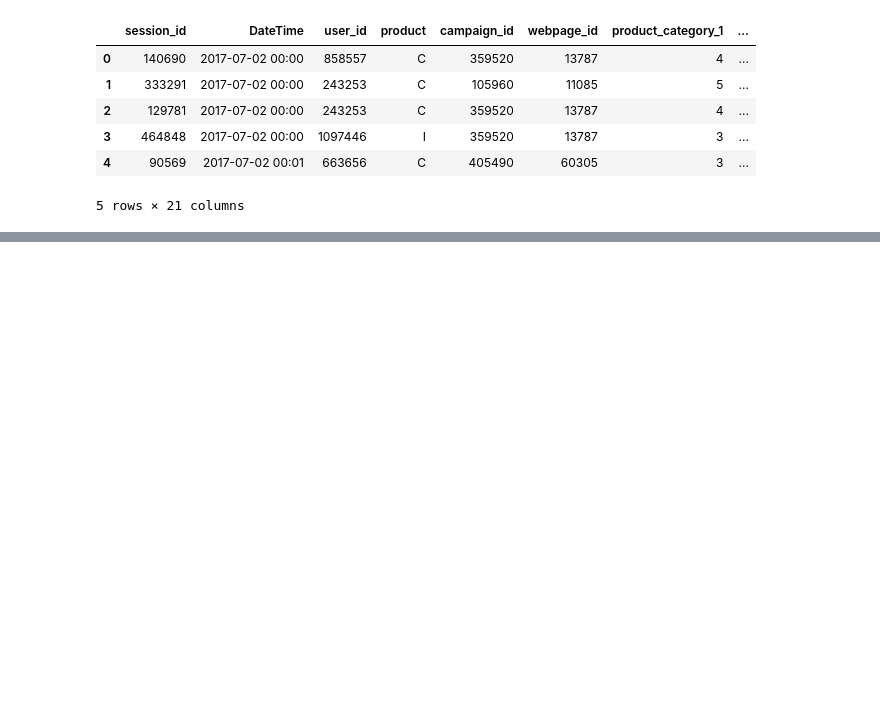
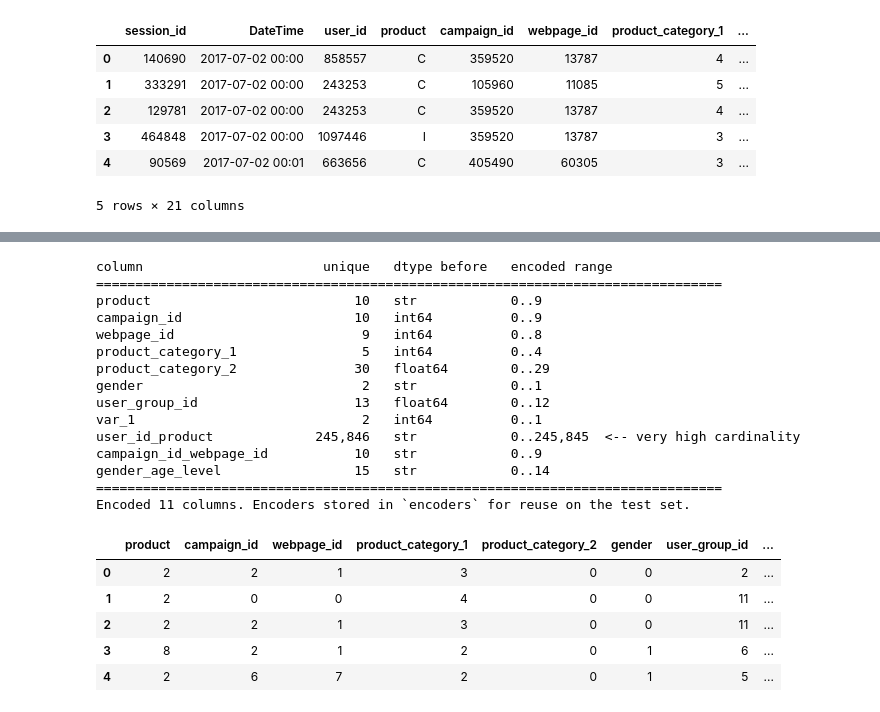
Before and after one commit to rajkgoel/AW-Internet-Sales1, a Jupyter notebook: AdClickPrediction/AdClickPrediction.ipynb, the cells around one changed output, grey strips where cells are left out. Saved outputs shown, nothing was run; the diff lists cells and outputs as text; code cells hidden in the pictures; blank space fills up the shorter version.

```diff
--- a/AdClickPrediction/AdClickPrediction.ipynb
+++ b/AdClickPrediction/AdClickPrediction.ipynb
@@ -251,0 +465,69 @@ Extracting date and time features from the dataset.
+# %%
+# Step 2: Encode Categorical Variables
+## Approach: Label Encoding
+
+from sklearn.preprocessing import LabelEncoder
+
+# product_category_2 is an ID code (29 distinct values, 79% missing), not a quantity.
+# LabelEncoder cannot handle NaN, so mark "missing" as its own category first.
+df['product_category_2'] = df['product_category_2'].fillna(-1)
+
+## Columns to Encode:
+encode_cols = [
+    'product',
+    'campaign_id',
+    'webpage_id',
+    'product_category_1',
+    'product_category_2',
+    'gender',
+    'user_group_id',
+    'var_1',
+    # All interaction features created in Phase 2
+    'user_id_product',
+    'campaign_id_webpage_id',
+    'gender_age_level',
+]
+
+# Keep the fitted encoders: the test set must use the SAME mapping, so we
+# reuse these later rather than fitting a fresh encoder on the test data.
+encoders = {}
+
+print(f"{'column':<26}{'unique':>9}   {'dtype before':<14} encoded range")
+print("=" * 80)
+
+for col in encode_cols:
+    dtype_before = str(df[col].dtype)
+    le = LabelEncoder()
+    # astype(str) gives every column a consistent type to sort/encode on
+    df[col] = le.fit_transform(df[col].astype(str))
+    encoders[col] = le
+
+    n = len(le.classes_)
+    flag = "  <-- very high cardinality" if n > 1000 else ""
+    print(f"{col:<26}{n:>9,}   {dtype_before:<14} 0..{n - 1:,}{flag}")
+
+print("=" * 80)
+print("Encoded", len(encode_cols), "columns. Encoders stored in `encoders` for reuse on the test set.")
+display(df[encode_cols].head())
+# %% [output]
+column                       unique   dtype before   encoded range
+================================================================================
+product                          10   str            0..9
+campaign_id                      10   int64          0..9
+webpage_id                        9   int64          0..8
+product_category_1                5   int64          0..4
+product_category_2               30   float64        0..29
+gender                            2   str            0..1
+user_group_id                    13   float64        0..12
+var_1                             2   int64          0..1
+user_id_product             245,846   str            0..245,845  <-- very high cardinality
+campaign_id_webpage_id           10   str            0..9
+gender_age_level                 15   str            0..14
+================================================================================
+Encoded 11 columns. Encoders stored in `encoders` for reuse on the test set.
+|  | product | campaign_id | webpage_id | product_category_1 | product_category_2 | gender | user_group_id | ... |
+| 0 | 2 | 2 | 1 | 3 | 0 | 0 | 2 | ... |
+| 1 | 2 | 0 | 0 | 4 | 0 | 0 | 11 | ... |
+| 2 | 2 | 2 | 1 | 3 | 0 | 0 | 11 | ... |
+| 3 | 8 | 2 | 1 | 2 | 0 | 1 | 6 | ... |
+| 4 | 2 | 6 | 7 | 2 | 0 | 1 | 5 | ... |
```
Also changed, not shown: parts of 9 cells of this notebook.
